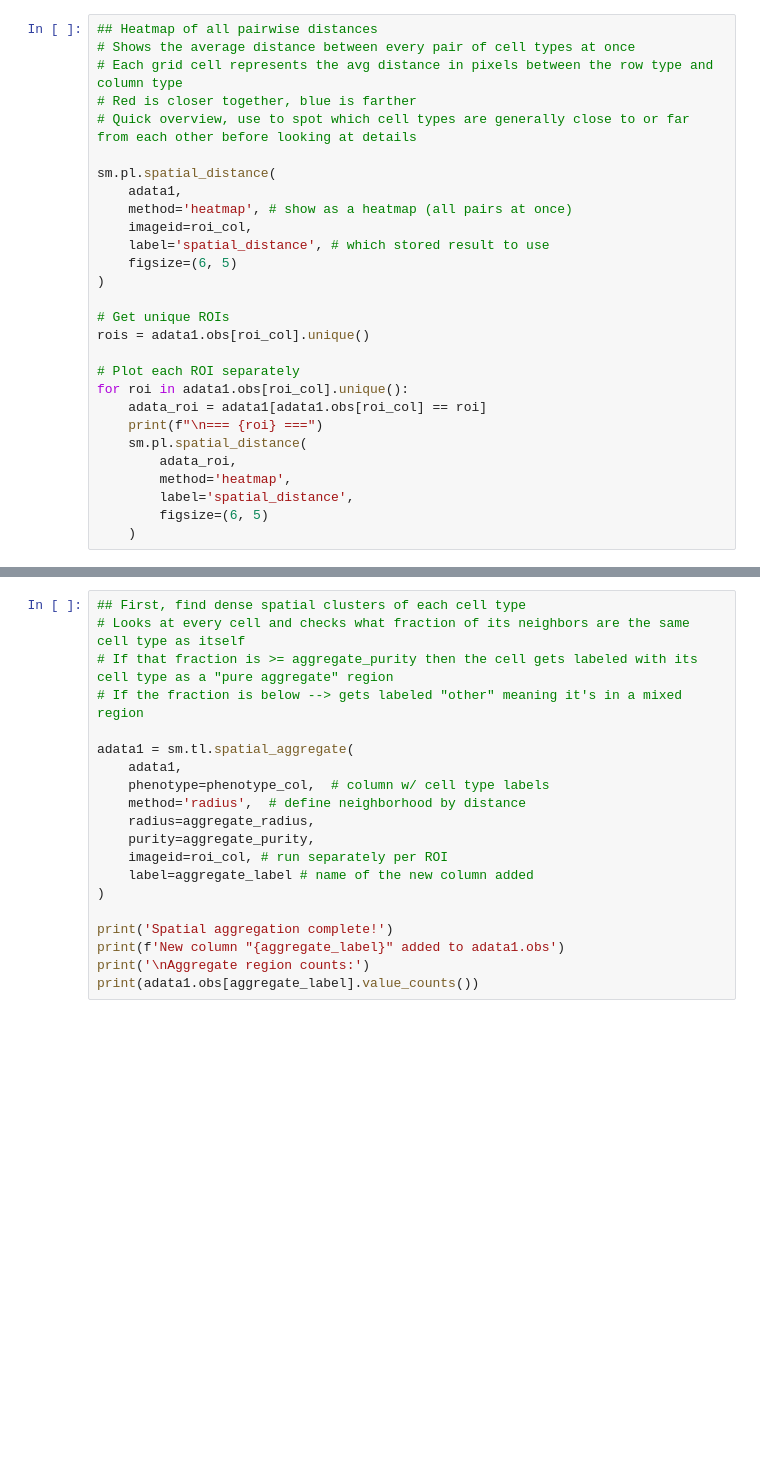
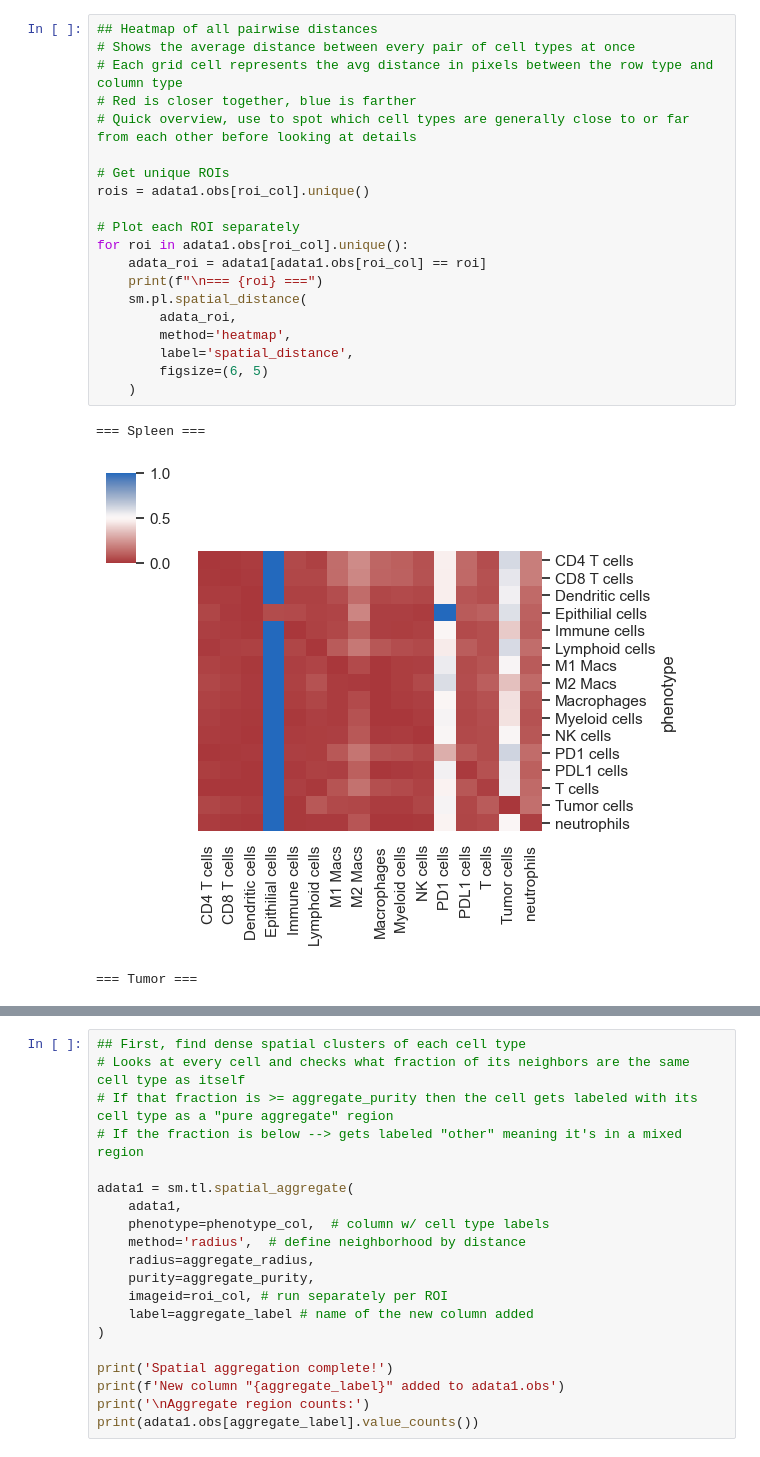
Before and after one commit to elizabethxiu/Elizabeth_Notebooks, a Jupyter notebook: 04_SCIMAP_within_sample_visuals.ipynb, the cells around one changed output, grey strips where cells are left out. Drawn from its saved outputs; the diff is of its cells as text; blank space fills up the shorter version.

```diff
--- a/04_SCIMAP_within_sample_visuals.ipynb
+++ b/04_SCIMAP_within_sample_visuals.ipynb
@@ -279,28 +363,24 @@ print(adata1.obs[roi_col].unique())
 # %%
 ## Heatmap of all pairwise distances
 # Shows the average distance between every pair of cell types at once
 # Each grid cell represents the avg distance in pixels between the row type and column type
 # Red is closer together, blue is farther
 # Quick overview, use to spot which cell types are generally close to or far from each other before looking at details
-
-sm.pl.spatial_distance(
-    adata1,
-    method='heatmap', # show as a heatmap (all pairs at once)
-    imageid=roi_col,
-    label='spatial_distance', # which stored result to use
-    figsize=(6, 5)
-)
 
 # Get unique ROIs
 rois = adata1.obs[roi_col].unique()
 
 # Plot each ROI separately
 for roi in adata1.obs[roi_col].unique():
     adata_roi = adata1[adata1.obs[roi_col] == roi]
     print(f"\n=== {roi} ===")
     sm.pl.spatial_distance(
         adata_roi,
         method='heatmap',
         label='spatial_distance',
         figsize=(6, 5)
     )
+# %% [output]
+=== Spleen ===
+[figure, added]
+=== Tumor ===
```
Also changed, not shown: parts of 23 cells of this notebook.
